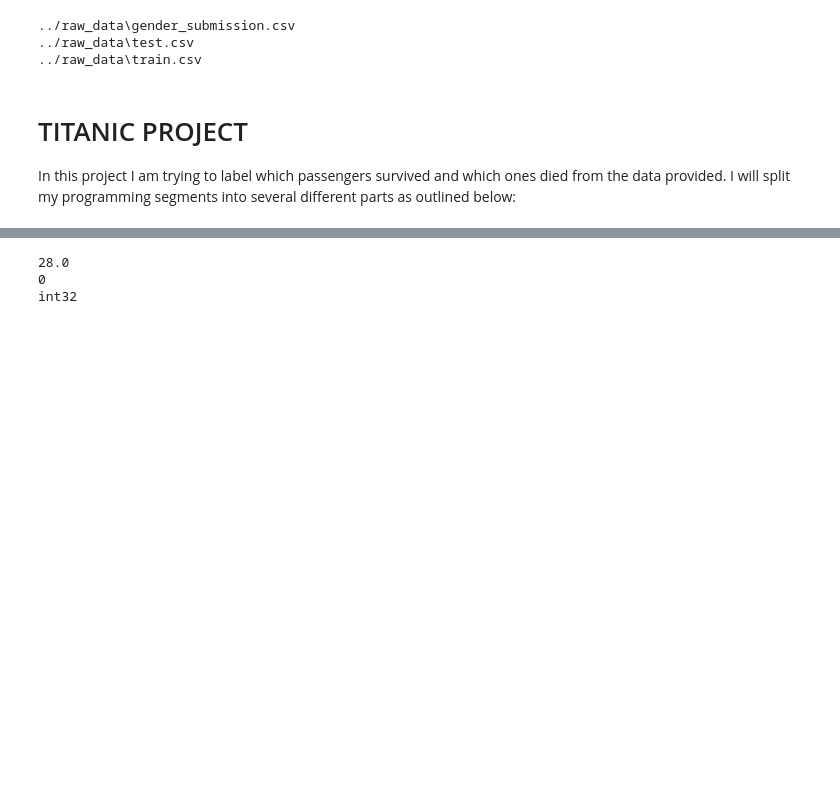
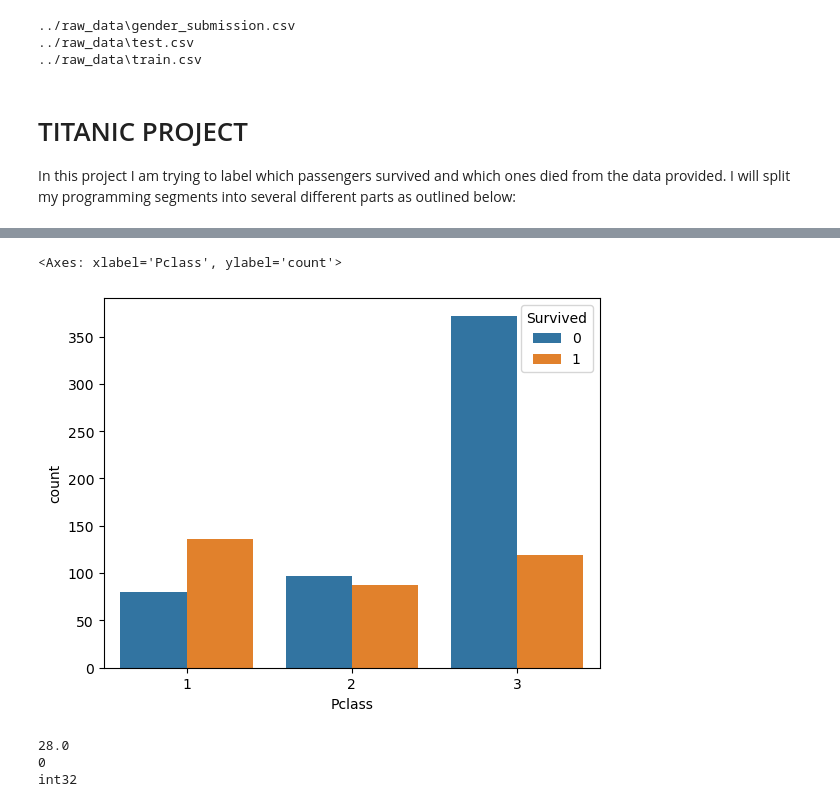
Before and after one commit to xblam/titanic, a Jupyter notebook: notebooks/titanic.ipynb, the cells around one changed output, grey strips where cells are left out. Cells and saved outputs as stored; diff of their text form; code cells hidden in the pictures; blank space fills up the shorter version.

```diff
--- a/notebooks/titanic.ipynb
+++ b/notebooks/titanic.ipynb
@@ -68,3 +96,8 @@ dtype: int64
+# %%
+sns.countplot(x='Pclass', hue='Survived', data=train) # 1st class passengers had a higher chance of survival
+# %% [output]
+<Axes: xlabel='Pclass', ylabel='count'>
+[figure, added]
 # %%
 # first lets turn the age into ints since there are no half ages
 median_age = train['Age'].dropna().median()
```
Also changed, not shown: parts of 6 cells of this notebook.
